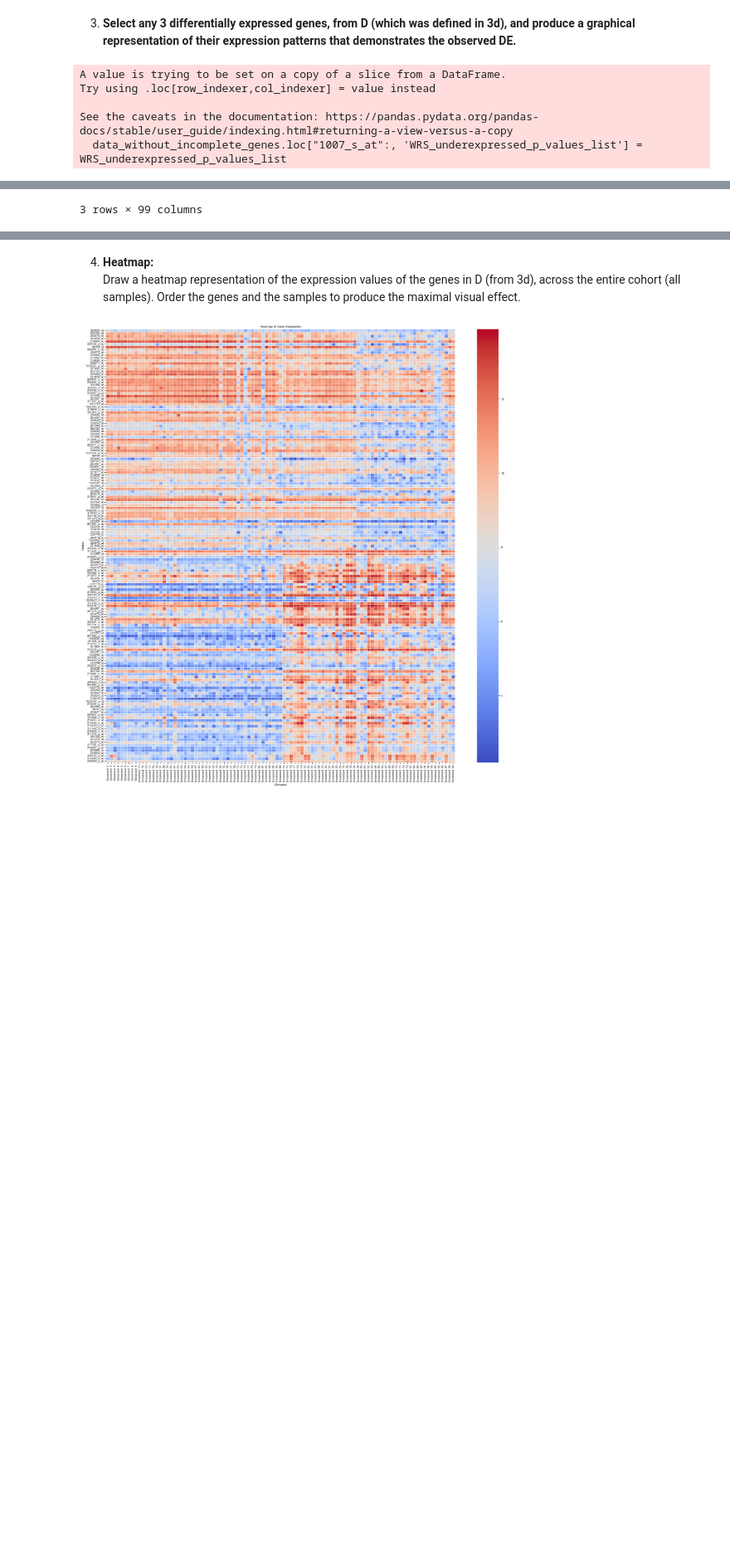
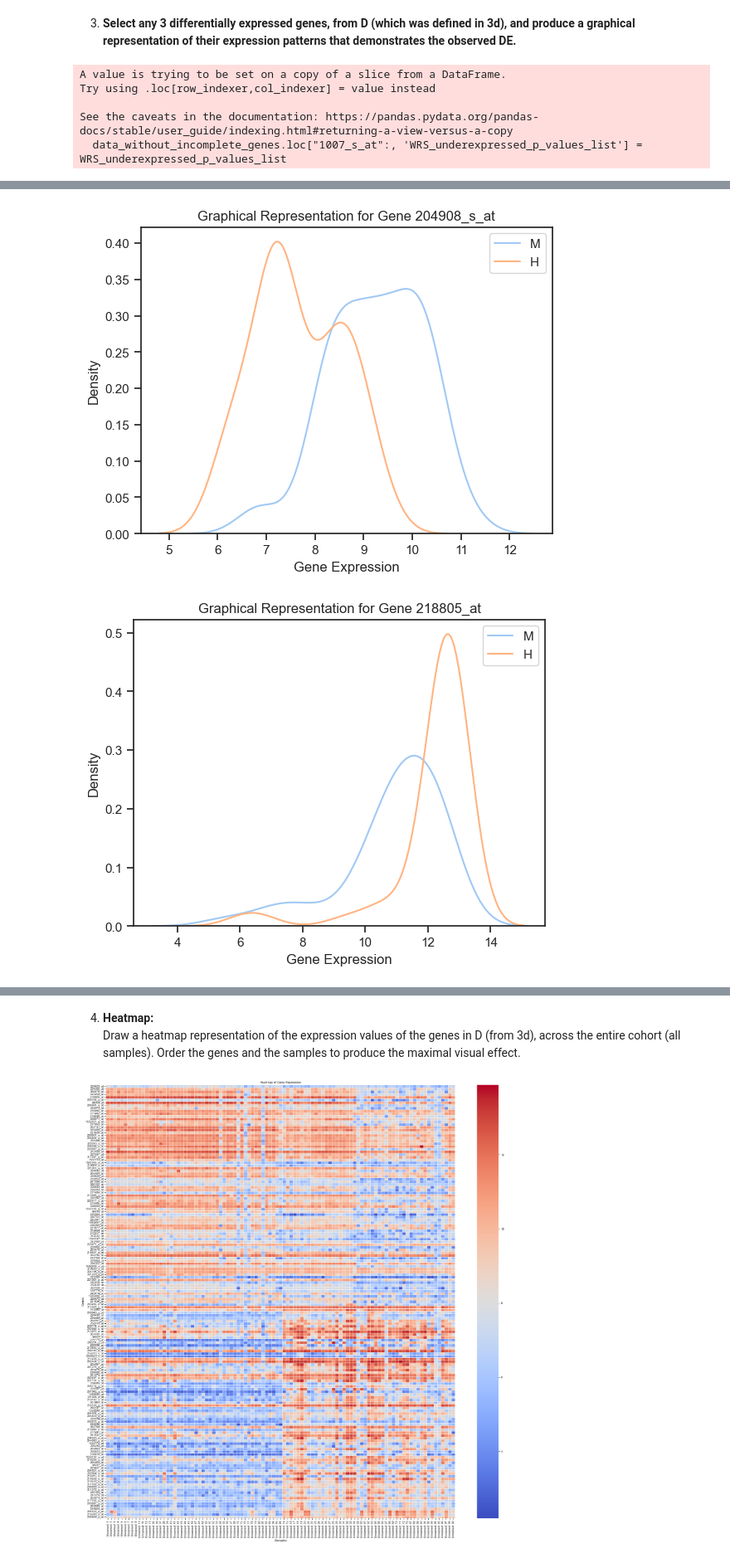
Before and after one commit to OfekBasson/StatisticsAndDataAnalsysHW3, a Jupyter notebook: HW3.ipynb, the cells around one changed output, grey strips where cells are left out. Shown at 83% size. Cells and saved outputs as stored; diff of their text form; code cells hidden in the pictures; blank space fills up the shorter version.

```diff
--- a/HW3.ipynb
+++ b/HW3.ipynb
@@ -385,8 +364,8 @@ np.fill_diagonal(concatenated_classes_binary_row.values, 1 - classes_binary_row)
 
 genes_list = transposed_data_frame_without_incomplete_genes.columns[1:]
 
-p_values_dataframe = pd.DataFrame(index=genes_list, columns=["max p value replacing one M to H", "max p value replacing one H to M", "p(u)"])
-i = 0
+p_values_dataframe = pd.DataFrame(index=genes_list, columns=["Gene Name", "max p value replacing one M to H", "max p value replacing one H to M", "p(u)(g)", "p(u)(g) fdr"])
+p_values_dataframe["Gene Name"] = np.array(genes_list)
 for current_gene_name in genes_list:
     current_gene_expression = pd.DataFrame(data_without_incomplete_genes.loc[current_gene_name]).T.astype(float)
 
@@ -416,6 +395,9 @@ for current_gene_name in genes_list:
     H_group_ = sorted_classes_binary_row_with_current_gene_expression_after_changing_the_first_H_to_M.loc[current_gene_name][H_group_mask_]
     p_values_dataframe.loc[current_gene_name, "max p value replacing one H to M"] = ranksums(M_group_, H_group_, alternative='greater').pvalue
 
-    p_values_dataframe.loc[current_gene_name, "p(u)"] = max(p_values_dataframe.loc[current_gene_name, "max p value replacing one M to H"], p_values_dataframe.loc[current_gene_name, "max p value replacing one H to M"])
+    p_values_dataframe.loc[current_gene_name, "p(u)(g)"] = max(p_values_dataframe.loc[current_gene_name, "max p value replacing one M to H"], p_values_dataframe.loc[current_gene_name, "max p value replacing one H to M"])
 
-display(p_values_dataframe)
+p_values_dataframe.index = np.arange(1, len(genes_list)+1)
+p_values_dataframe["Actual p value"] = np.array(WRS_overexpressed_p_values_list)
+sorted_p_u_dataframe = p_values_dataframe.sort_values(by="Actual p value")
+sorted_p_u_dataframe.index = np.arange(1, sorted_p_u_dataframe.shape[0]+1)
@@ -436,14 +404,13 @@ display(p_values_dataframe)
 # %% [markdown]
 b. <b>Run the FDR procedure with 𝜏 = 0.05 using $p_U(g)$ (instead of the original p-values as computed in section 3e1a above). <br>How many genes can you report now?</b>
 # %%
-sorted_p_u_dataframe = p_values_dataframe.sort_values(by="p(u)")["p(u)"]
-fdr_list = []
 N = len(sorted_p_u_dataframe)
 for i, current_gene_name in enumerate(sorted_p_u_dataframe.index):
-    current_fdr = (sorted_p_u_dataframe.loc[current_gene_name] * N) / (i + 1)
-    fdr_list.append(current_fdr)
+    current_fdr = (sorted_p_u_dataframe.loc[current_gene_name, "p(u)(g)"] * N) / (i + 1)
+    sorted_p_u_dataframe.loc[current_gene_name, "p(u)(g) fdr"] = current_fdr
 
-number_of_reported_genes = next(index for index, p_u_FDR in enumerate(fdr_list) if (p_u_FDR >= 0.05))
+number_of_reported_genes = next(index for index, p_u_FDR in enumerate(sorted_p_u_dataframe["p(u)(g) fdr"]) if (p_u_FDR >= 0.05))
+
 print(f"We can report now {number_of_reported_genes} genes")
 # %% [output]
 We can report now 1847 genes
@@ -470,13 +452,30 @@ p_u_g	0.001681825		reported under p_u_g
 # %%
+pd.set_option('display.max_columns', None)
+classes_row.columns = id_ref_row.values[0]
+M_mask = pd.DataFrame(classes_row.loc["Class", classes_row.loc["Class"] == "M"])
+H_mask = classes_row.loc["Class", classes_row.loc["Class"] == "H"]
+
 data_without_incomplete_genes.loc["1007_s_at":, 'WRS_underexpressed_p_values_list'] = WRS_underexpressed_p_values_list
 data_sorted_by_WRS = data_without_incomplete_genes.sort_values(by='WRS_underexpressed_p_values_list')
+
 D = pd.concat([data_sorted_by_WRS.iloc[:80],data_sorted_by_WRS.iloc[-81:]])
 D = D.iloc[:160,:99]
+
 D.columns = id_ref_row.loc["ID_REF"]
 
 np.random.seed(18)
+
 D_sample = D.sample(n=3)
-D_sample
+D_sample_gene_expression_from_M = D_sample.loc[:, classes_row.loc["Class"] == "M"]
+D_sample_gene_expression_from_H = D_sample.loc[:, classes_row.loc["Class"] == "H"]
+
+for i in range(3):
+    sns.kdeplot(D_sample_gene_expression_from_M.iloc[i].astype(float), label="M")
+    sns.kdeplot(D_sample_gene_expression_from_H.iloc[i].astype(float), label="H")
+    plt.title(f"Graphical Representation for Gene {D_sample.index[i]}")
+    plt.xlabel('Gene Expression')
+    plt.legend()
+    plt.show()
 # %% [output]
 A value is trying to be set on a copy of a slice from a DataFrame.
 Try using .loc[row_indexer,col_indexer] = value instead
@@ -490 +485,2 @@ See the caveats in the documentation: https://pandas.pydata.org/pandas-docs/stab
-3 rows × 99 columns
+[figure, added]
+[figure, added]
```
Also changed, not shown: parts of 15 cells of this notebook.
